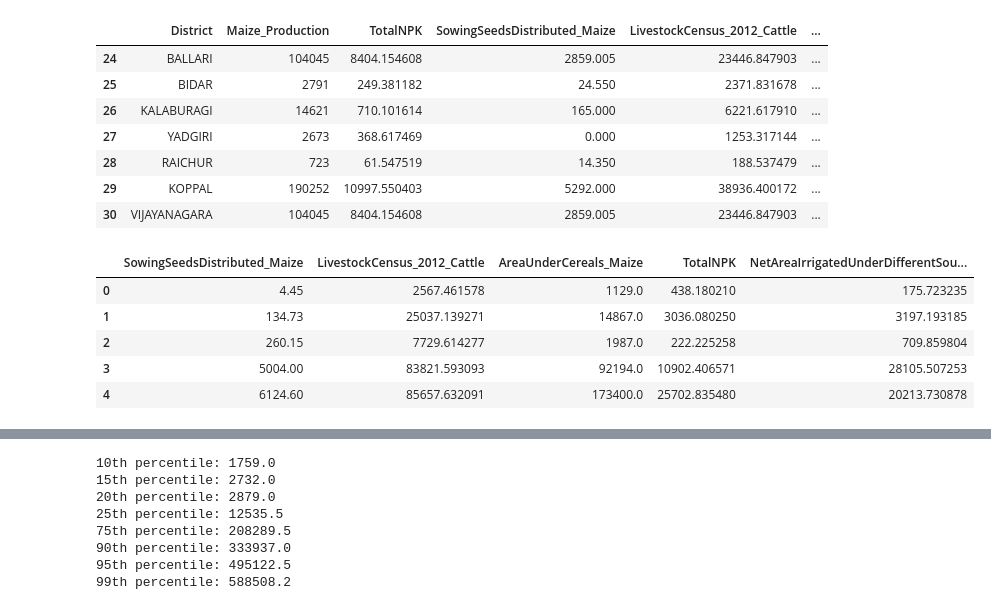
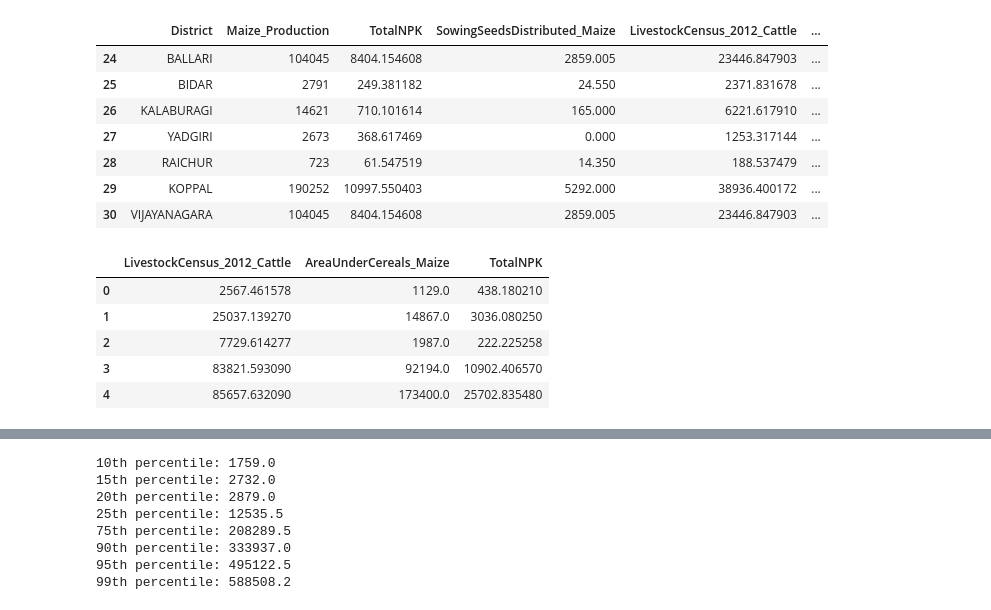
Before and after one commit to WSL-IIITB/WSL_IM_24-25, a Jupyter notebook: Maize_Prescriptive.ipynb, the cells around one changed output, grey strips where cells are left out. Cells and saved outputs as stored; diff of their text form; code cells hidden in the pictures.

```diff
--- a/Maize_Prescriptive.ipynb
+++ b/Maize_Prescriptive.ipynb
@@ -13,7 +13,7 @@ Zones = pd.read_excel('Zones.xlsx')
 Dataset = pd.read_csv('KAG 2016-17\Agriculture\Agriculture_KAG_2016_17.csv')
 Dataset.columns = map(remove_pattern, Dataset.columns)
 
-param = pd.read_csv('Params/5_Param_Maize_Multicollinearity.csv')
+param = pd.read_csv('Params/3_Param_Maize_Multicollinearity.csv')
 
 Working_Directory = pd.read_csv('Working_Directory.csv')
 Working_Directory = Working_Directory[['District','Maize_Production','TotalNPK', 'SowingSeedsDistributed_Maize',
@@ -34,18 +34,18 @@ Working_Directory[24:]
 | 29 | KOPPAL | 190252 | 10997.550403 | 5292.000 | 38936.400172 | ... |
 | 30 | VIJAYANAGARA | 104045 | 8404.154608 | 2859.005 | 23446.847903 | ... |
 # %%
-Case_file = pd.read_csv('Params/5_Param_Maize_Multicollinearity.csv')
+Case_file = pd.read_csv('Params/3_Param_Maize_Multicollinearity.csv')
 for x in Case_file.columns:
     Working_Directory[x] = Case_file[x]
 y = Working_Directory['Maize_Production']
 Case_file[:5]
 # %% [output]
-|  | SowingSeedsDistributed_Maize | LivestockCensus_2012_Cattle | AreaUnderCereals_Maize | TotalNPK | NetAreaIrrigatedUnderDifferentSou... |
-| 0 | 4.45 | 2567.461578 | 1129.0 | 438.180210 | 175.723235 |
-| 1 | 134.73 | 25037.139271 | 14867.0 | 3036.080250 | 3197.193185 |
-| 2 | 260.15 | 7729.614277 | 1987.0 | 222.225258 | 709.859804 |
-| 3 | 5004.00 | 83821.593093 | 92194.0 | 10902.406571 | 28105.507253 |
-| 4 | 6124.60 | 85657.632091 | 173400.0 | 25702.835480 | 20213.730878 |
+|  | LivestockCensus_2012_Cattle | AreaUnderCereals_Maize | TotalNPK |
+| 0 | 2567.461578 | 1129.0 | 438.180210 |
+| 1 | 25037.139270 | 14867.0 | 3036.080250 |
+| 2 | 7729.614277 | 1987.0 | 222.225258 |
+| 3 | 83821.593090 | 92194.0 | 10902.406570 |
+| 4 | 85657.632090 | 173400.0 | 25702.835480 |
 # %%
 Working_Directory
 # %% [output]
```
Also changed, not shown: parts of 13 cells of this notebook, 16 other files.
